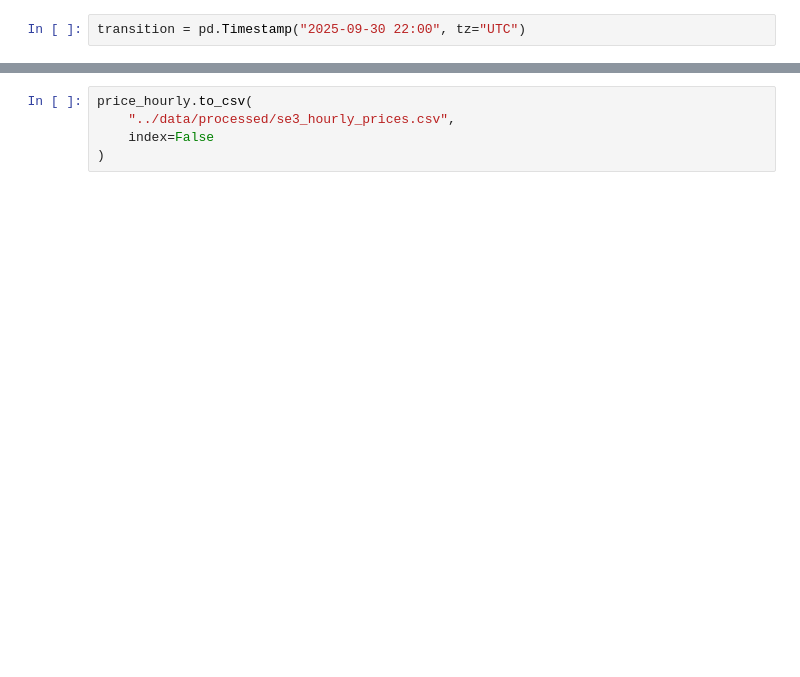
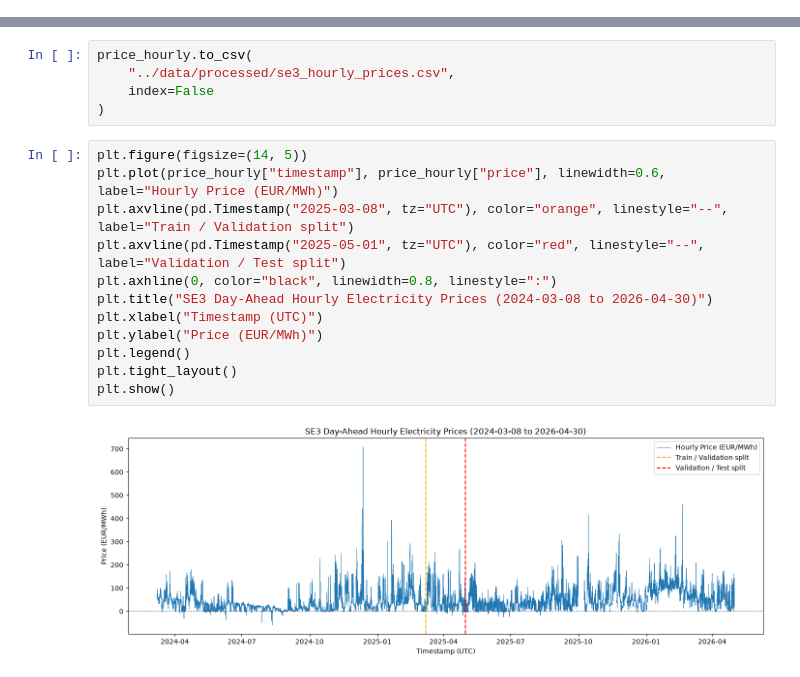
Before and after one commit to FilipZanton/se3-price-spike-prediction, a Jupyter notebook: notebooks/01_explore_prices.ipynb, the cells around one changed output, grey strips where cells are left out. Cells and saved outputs as stored; diff of their text form; blank space fills up the shorter version.

```diff
--- a/notebooks/01_explore_prices.ipynb
+++ b/notebooks/01_explore_prices.ipynb
@@ -212,8 +214,6 @@ price_hourly = pd.DataFrame({
     "price": hourly_price,
     "count": hourly_count
 }).reset_index()
-# %%
-transition = pd.Timestamp("2025-09-30 22:00", tz="UTC")
 # %%
 price_hourly["valid"] = (
     (
@@ -270,3 +284,17 @@ price_hourly.to_csv(
     "../data/processed/se3_hourly_prices.csv",
     index=False
 )
+# %%
+plt.figure(figsize=(14, 5))
+plt.plot(price_hourly["timestamp"], price_hourly["price"], linewidth=0.6, label="Hourly Price (EUR/MWh)")
+plt.axvline(pd.Timestamp("2025-03-08", tz="UTC"), color="orange", linestyle="--", label="Train / Validation split")
+plt.axvline(pd.Timestamp("2025-05-01", tz="UTC"), color="red", linestyle="--", label="Validation / Test split")
+plt.axhline(0, color="black", linewidth=0.8, linestyle=":")
+plt.title("SE3 Day-Ahead Hourly Electricity Prices (2024-03-08 to 2026-04-30)")
+plt.xlabel("Timestamp (UTC)")
+plt.ylabel("Price (EUR/MWh)")
+plt.legend()
+plt.tight_layout()
+plt.show()
+# %% [output]
+[figure, added]
```
Also changed, not shown: parts of 2 cells of this notebook, 3 other files.
